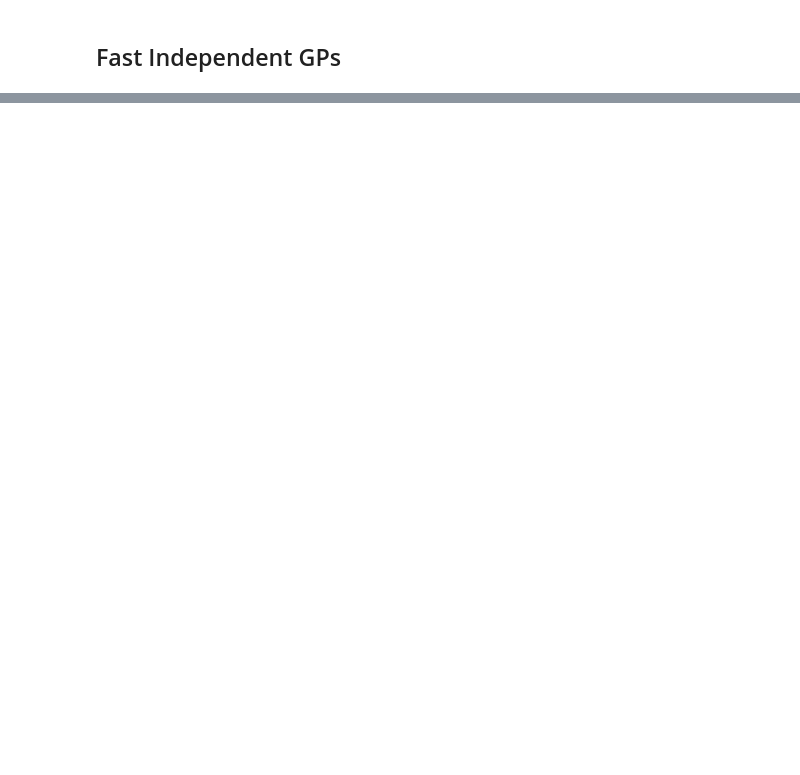
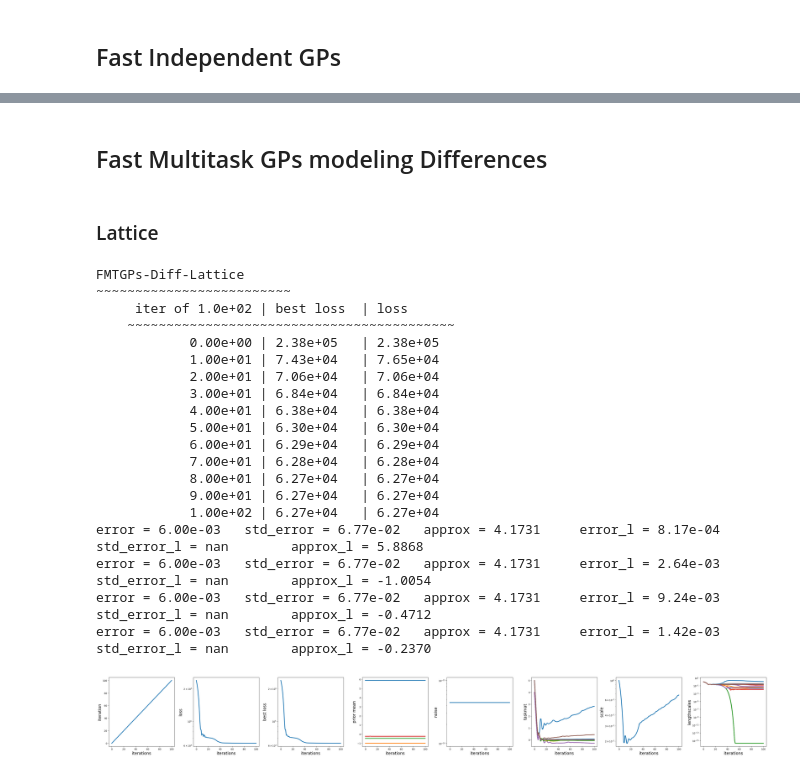
Before and after one commit to alegresor/fastgps, a Jupyter notebook: docs/examples/mlqmc/comparison.ipynb, the cells around one changed output, grey strips where cells are left out. Saved outputs shown, nothing was run; the diff lists cells and outputs as text; code cells hidden in the pictures; blank space fills up the shorter version.

```diff
--- a/docs/examples/mlqmc/comparison.ipynb
+++ b/docs/examples/mlqmc/comparison.ipynb
@@ -239,0 +250,65 @@ error = 1.50e-03   std_error = 1.22e-02   approx = 4.0519     std_error_l = 1.11
+# %% [markdown]
+## Fast Multitask GPs modeling Differences
+# %% [markdown]
+### Lattice
+# %%
+print("FMTGPs-Diff-Lattice")
+print("~"*25)
+lattice_samplers_mtgps = qp.Lattice(d[-1],seed=7)
+lattice_samplers_mtgps = [lattice_samplers_mtgps]+lattice_samplers_mtgps.spawn(s=levels-1)
+fmtgpds_lattice = fastgps.FastGPLattice(
+    kernel = qp.KernelMultiTask(
+        qp.KernelShiftInvar(
+            d = d[-1],
+            torchify = True,
+            alpha = 2,
+        ),
+        num_tasks = levels,
+        rank_factor = levels,
+    ),
+    seqs = lattice_samplers_mtgps,
+)
+for l in range(levels):
+    x = fmtgpds_lattice.get_x_next(n=n[l],task=l).numpy()
+    y = fs[l].f(x[...,:d[l]])
+    delta = y[1]-y[0]
+    fmtgpds_lattice.add_y_next(torch.from_numpy(delta),task=l)
+fit_data = fmtgpds_lattice.fit(
+    loss_metric = "MLL",
+    stop_crit_improvement_threshold = 1e-3,
+    iterations = 100,
+    store_hists = True,
+    verbose = 10,
+)
+fastgps.plot_fastgps_fit_data(fit_data)
+fmtgpds_lattice_means = fmtgpds_lattice.post_cubature_mean().numpy()
+fmtgpds_lattice_covs = fmtgpds_lattice.post_cubature_cov().numpy()
+fmtgpds_lattice_approx = fmtgpds_lattice_means.sum()
+fmtgpds_lattice_true_error = np.abs(fmtgpds_lattice_approx-exact_values[-1])
+fmtgpds_lattice_std_error = np.sqrt(fmtgpds_lattice_covs.sum())
+for l in range(levels):
+    fmtgpds_lattice_approx_l = fmtgpds_lattice_means[l]
+    fmtgpds_lattice_true_error_l = np.abs(fmtgpds_lattice_approx_l-exact_diffs[l])
+    print("error = %-10.2e std_error = %-10.2e approx = %-10.4f error_l = %-10.2e std_error_l = %-10.2e approx_l = %-10.4f"\
+          %(fmtgpds_lattice_true_error,fmtgpds_lattice_std_error,fmtgpds_lattice_approx,fmtgpds_lattice_true_error_l,np.nan,fmtgpds_lattice_approx_l))
+# %% [output]
+FMTGPs-Diff-Lattice
+~~~~~~~~~~~~~~~~~~~~~~~~~
+     iter of 1.0e+02 | best loss  | loss
+    ~~~~~~~~~~~~~~~~~~~~~~~~~~~~~~~~~~~~~~~~~~
+            0.00e+00 | 2.38e+05   | 2.38e+05
+            1.00e+01 | 7.43e+04   | 7.65e+04
+            2.00e+01 | 7.06e+04   | 7.06e+04
+            3.00e+01 | 6.84e+04   | 6.84e+04
+            4.00e+01 | 6.38e+04   | 6.38e+04
+            5.00e+01 | 6.30e+04   | 6.30e+04
+            6.00e+01 | 6.29e+04   | 6.29e+04
+            7.00e+01 | 6.28e+04   | 6.28e+04
+            8.00e+01 | 6.27e+04   | 6.27e+04
+            9.00e+01 | 6.27e+04   | 6.27e+04
+            1.00e+02 | 6.27e+04   | 6.27e+04
+error = 6.00e-03   std_error = 6.77e-02   approx = 4.1731     error_l = 8.17e-04   std_error_l = nan        approx_l = 5.8868
+error = 6.00e-03   std_error = 6.77e-02   approx = 4.1731     error_l = 2.64e-03   std_error_l = nan        approx_l = -1.0054
+error = 6.00e-03   std_error = 6.77e-02   approx = 4.1731     error_l = 9.24e-03   std_error_l = nan        approx_l = -0.4712
+error = 6.00e-03   std_error = 6.77e-02   approx = 4.1731     error_l = 1.42e-03   std_error_l = nan        approx_l = -0.2370
+[figure, added]
```
Also changed, not shown: parts of 15 cells of this notebook.
